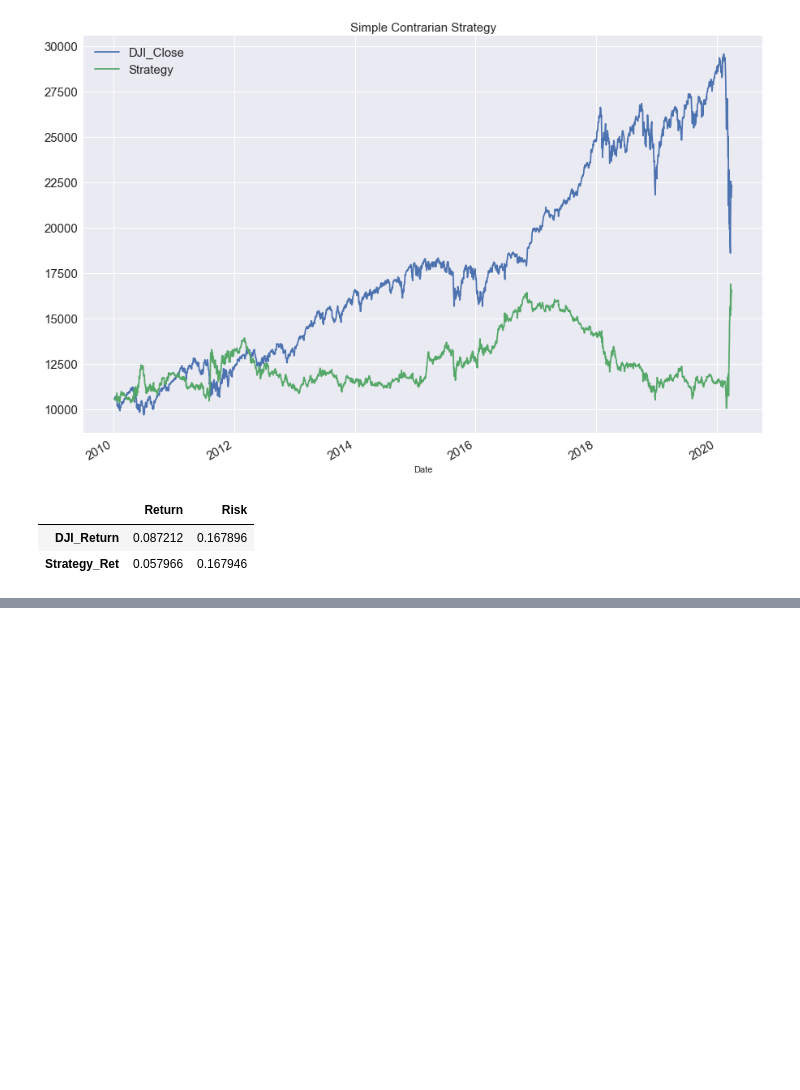
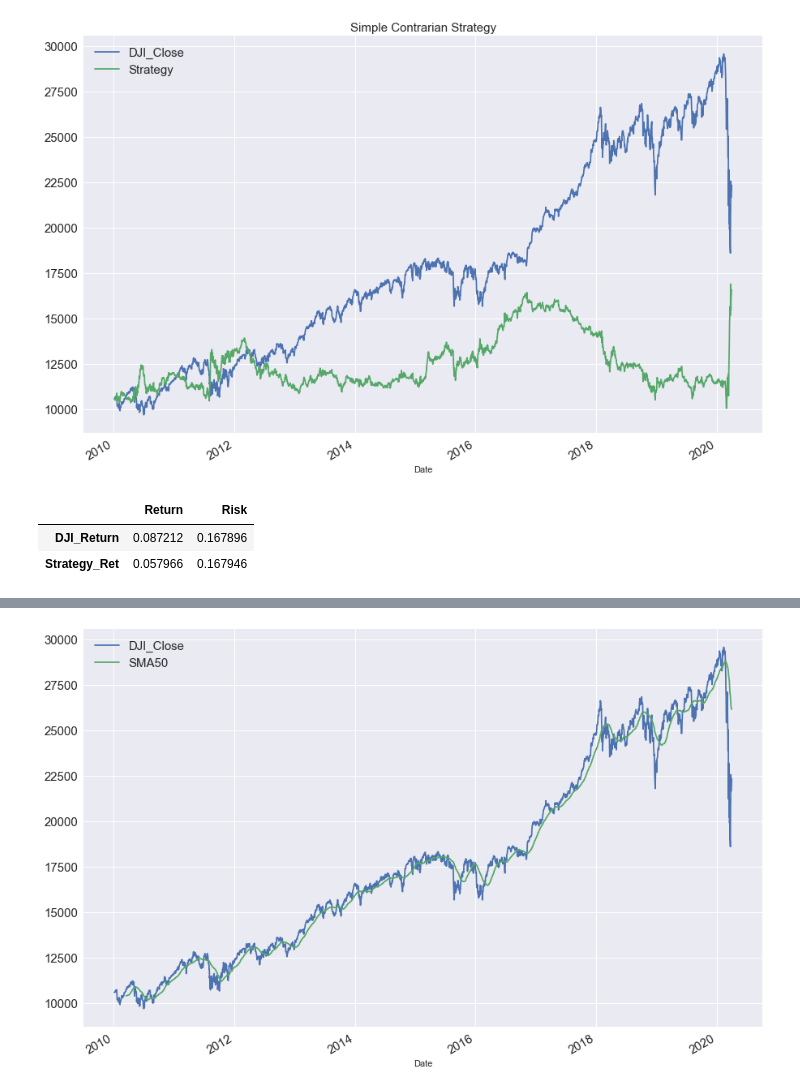
Before and after one commit to cmj123/backtesting_investment_strategies, a Jupyter notebook: project_10_backtesting.ipynb, the cells around one changed output, grey strips where cells are left out. Saved outputs shown, nothing was run; the diff lists cells and outputs as text; code cells hidden in the pictures; blank space fills up the shorter version.

```diff
--- a/project_10_backtesting.ipynb
+++ b/project_10_backtesting.ipynb
@@ -400,0 +420,6 @@ summary_ann(df[['DJI_Return',"Strategy_Ret"]])
+# %%
+df = data.loc["2010":, "Close"].to_frame()
+df["DJI_Return"] = df.Close.pct_change()
+df.columns = ["DJI_Close", "DJI_Return"]
+df.dropna(inplace=True)
+df
@@ -400,0 +457,8 @@ summary_ann(df[['DJI_Return',"Strategy_Ret"]])
+# %%
+df["SMA50"] = df.DJI_Close.rolling(window=50).mean()
+# %%
+df[["DJI_Close","SMA50"]].plot(figsize=(15,10), fontsize=15)
+plt.legend(fontsize=15)
+plt.show()
+# %% [output]
+[figure, added]
```
Also changed, not shown: parts of 32 cells of this notebook.
